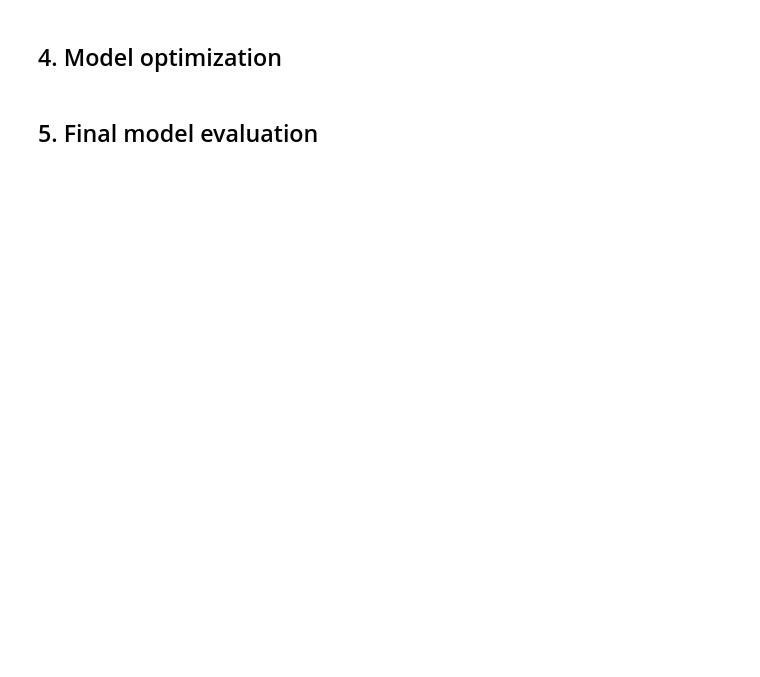
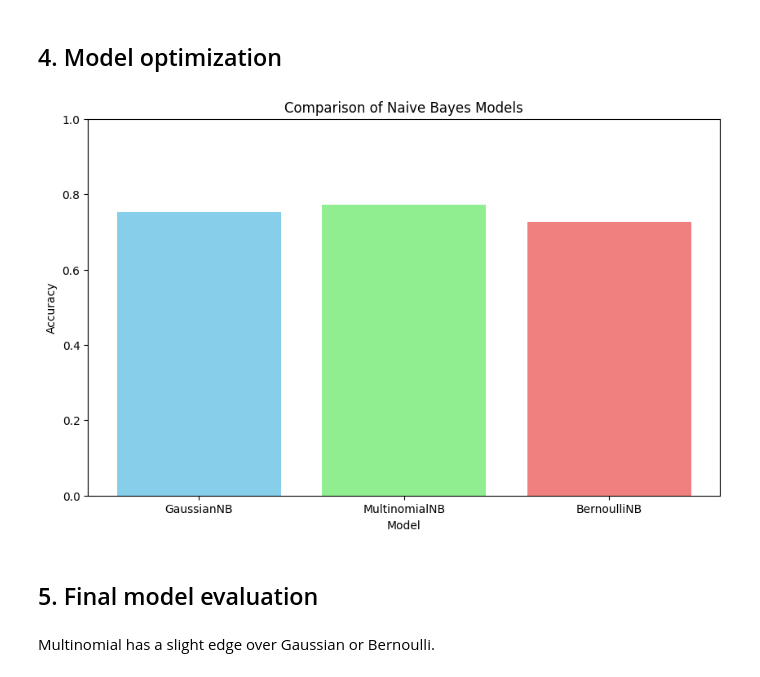
Before and after one commit to helloklow/helloklow-naive-bayes-project, a Jupyter notebook: src/mvp.ipynb, the cells around one changed output. Cells and saved outputs as stored; diff of their text form; code cells hidden in the pictures; blank space fills up the shorter version.

```diff
--- a/src/mvp.ipynb
+++ b/src/mvp.ipynb
@@ -156,0 +147,31 @@ Accuracy for BernoulliNB model: 0.9147982062780269
+# %%
+# Define the models
+models = {
+    'GaussianNB': GaussianNB(),
+    'MultinomialNB': MultinomialNB(),
+    'BernoulliNB': BernoulliNB()
+}
+
+# Train the models
+for name, model in models.items():
+    model.fit(training_word_counts, training_labels)
+# %%
+for name, model in models.items():
+    # Cross-validation
+    cv_scores = cross_val_score(model, training_word_counts, training_labels, cv=5)
+    print(f'{name} Cross-Validation Accuracy: {cv_scores.mean():.4f}')
+
+    # Predictions on testing data
+    predictions = model.predict(testing_word_counts)
+
+    # Evaluation metrics
+    accuracy = accuracy_score(testing_labels, predictions)
+    precision = precision_score(testing_labels, predictions, average='weighted')
+    recall = recall_score(testing_labels, predictions, average='weighted')
+    f1 = f1_score(testing_labels, predictions, average='weighted')
+
+    # Print the evaluation metrics
+    print(f'{name} Test accuracy: {accuracy:.4f}')
+    print(f'{name} Test precision: {precision:.4f}')
+
+    print('~~~')
@@ -159,6 +193,22 @@ Accuracy for BernoulliNB model: 0.9147982062780269
 # %%
 # For this project we will compare the three types of naive bayes models avalible in Scikit-learn: GaussianNB, MultinomialNB or BernoulliNB, rather than running hyperparameter optimization. Also, feel free to experiment and try any other tricks or methods you can find via research or come up with yourself to improve model performance!
 
-# Your code here...
+# Visualization of results
+import matplotlib.pyplot as plt
+
+model_names = list(models.keys())
+accuracies = [accuracy_score(testing_labels, models[name].predict(testing_word_counts)) for name in model_names]
+
+plt.figure(figsize=(10, 6))
+plt.bar(model_names, accuracies, color=['skyblue', 'lightgreen', 'lightcoral'])
+plt.title('Comparison of Naive Bayes Models')
+plt.xlabel('Model')
+plt.ylabel('Accuracy')
+plt.ylim(0, 1)
+plt.show()
+# %% [output]
+[figure, added]
 # %% [markdown]
 ## 5. Final model evaluation
+# %% [markdown]
+Multinomial has a slight edge over Gaussian or Bernoulli.
```
Also changed, not shown: parts of 11 cells of this notebook.
